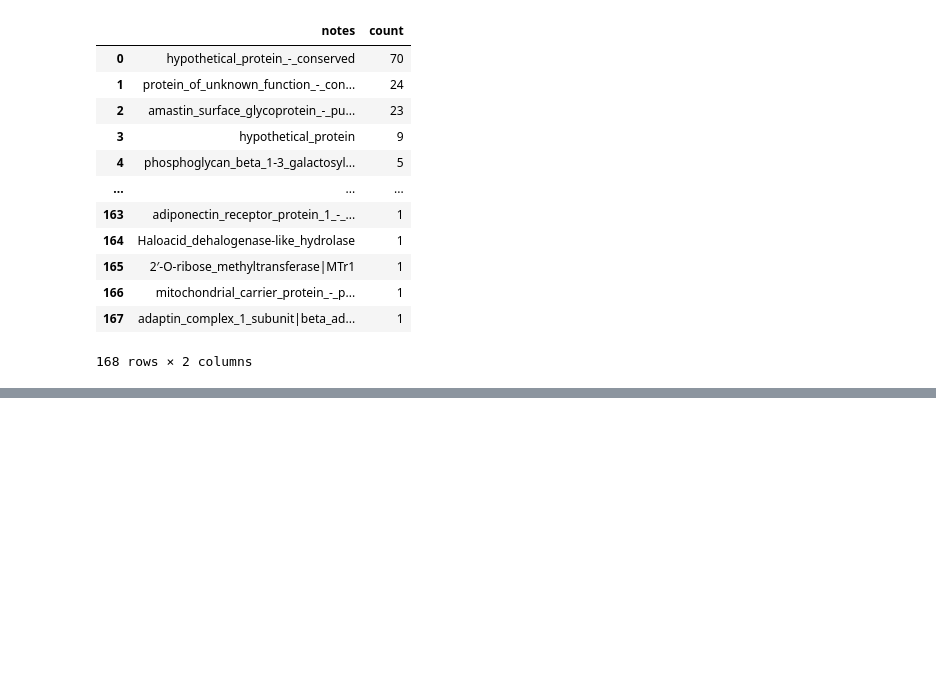
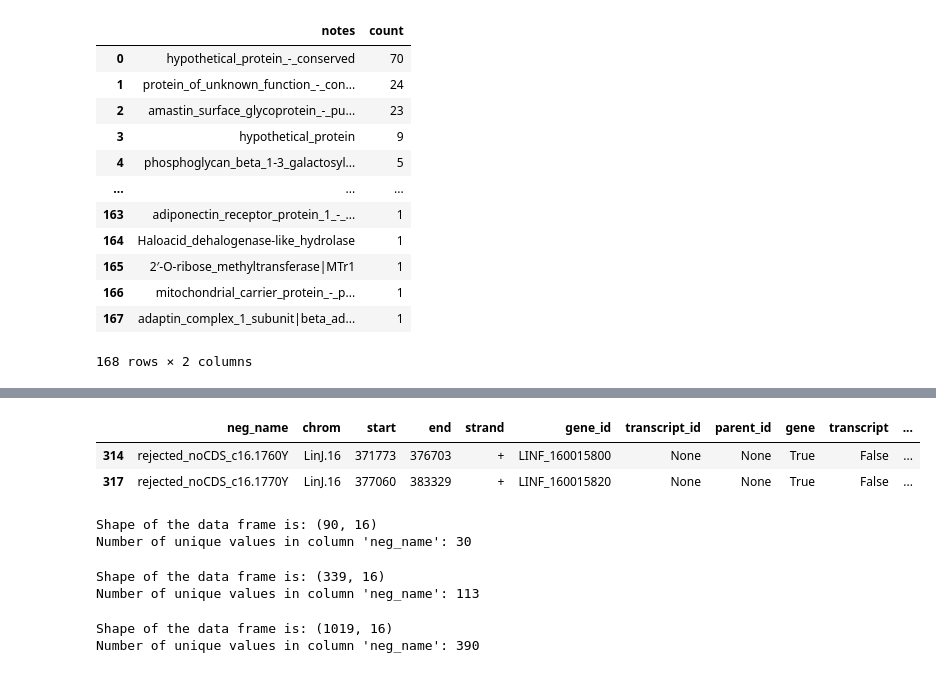
Before and after one commit to Viskuit/Test_BEDOPS, a Jupyter notebook: 25.Negative_analysis/1.NEGATIVE_location_Analysis.ipynb, the cells around one changed output, grey strips where cells are left out. Saved outputs shown, nothing was run; the diff lists cells and outputs as text; code cells hidden in the pictures; blank space fills up the shorter version.

```diff
--- a/25.Negative_analysis/1.NEGATIVE_location_Analysis.ipynb
+++ b/25.Negative_analysis/1.NEGATIVE_location_Analysis.ipynb
@@ -1310,0 +1122,29 @@ to_filter[to_filter['gene'] == True]
+# %%
+filter_data[
+    (filter_data["gene"] == True) & (filter_data["notes"] == "protein_of_unknown_function_(DUF3184)")
+]
+# %% [output]
+|  | neg_name | chrom | start | end | strand | gene_id | transcript_id | parent_id | gene | transcript | ... |
+| 314 | rejected_noCDS_c16.1760Y | LinJ.16 | 371773 | 376703 | + | LINF_160015800 | None | None | True | False | ... |
+| 317 | rejected_noCDS_c16.1770Y | LinJ.16 | 377060 | 383329 | + | LINF_160015820 | None | None | True | False | ... |
+# %%
+# Now let's take the all the elements with the same "neg_name" as `filter_data`
+filter_data = case_A_filtered[case_A_filtered['neg_name'].isin(filter_data['neg_name'])]
+checking_data(filter_data)
+# %% [output]
+Shape of the data frame is: (90, 16)
+Number of unique values in column 'neg_name': 30
+# %%
+# Now let's add the lines in `filter_data` to `case_A_good_negatives`
+case_A_good_negatives = pd.concat([case_A_good_negatives, filter_data])
+checking_data(case_A_good_negatives)
+# %% [output]
+Shape of the data frame is: (339, 16)
+Number of unique values in column 'neg_name': 113
+# %%
+# Now let's remove the `filter_data` data from `case_A_filtered`
+case_A_filtered = case_A_filtered[~case_A_filtered['neg_name'].isin(filter_data['neg_name'])]
+checking_data(case_A_filtered)
+# %% [output]
+Shape of the data frame is: (1019, 16)
+Number of unique values in column 'neg_name': 390
```
Also changed, not shown: parts of 54 cells of this notebook.
